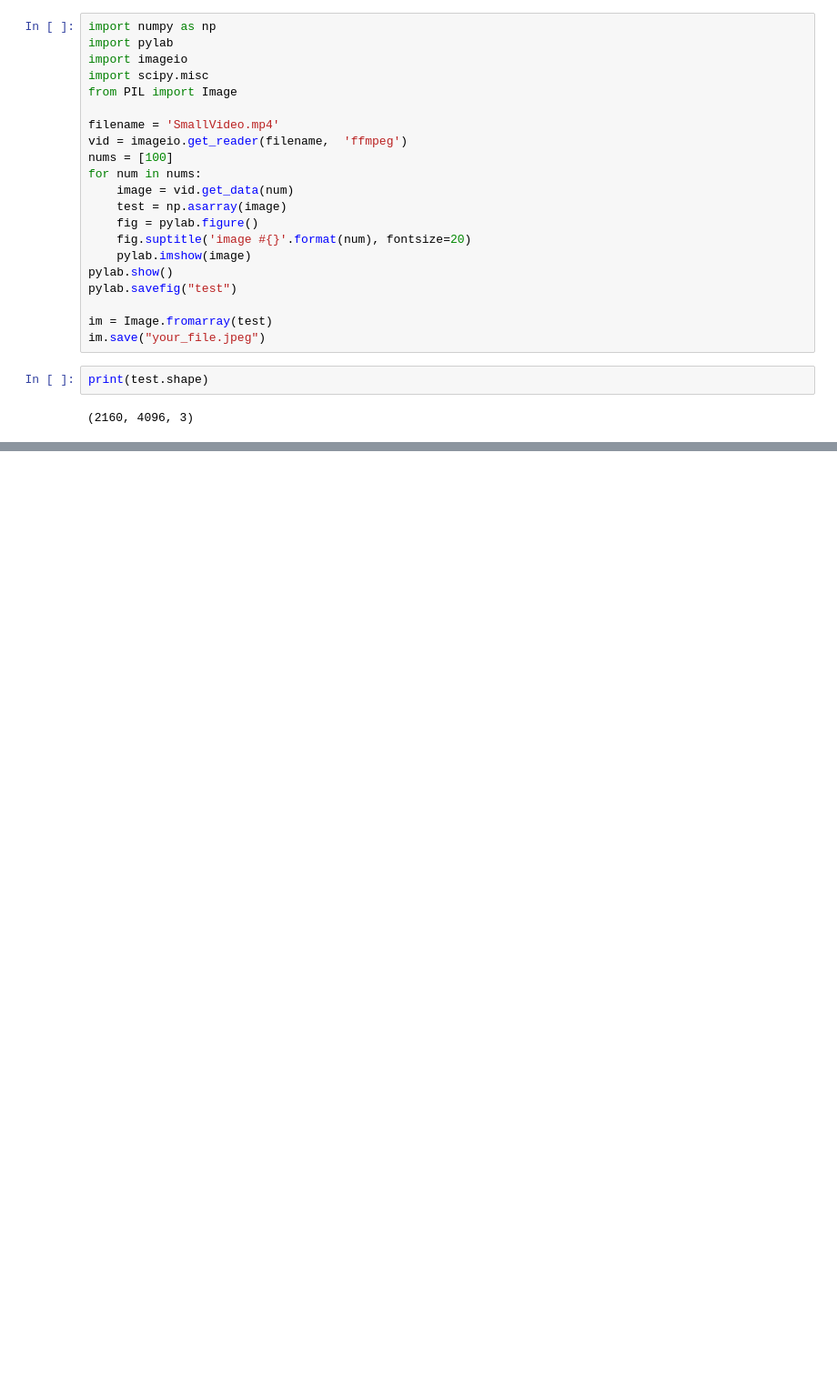
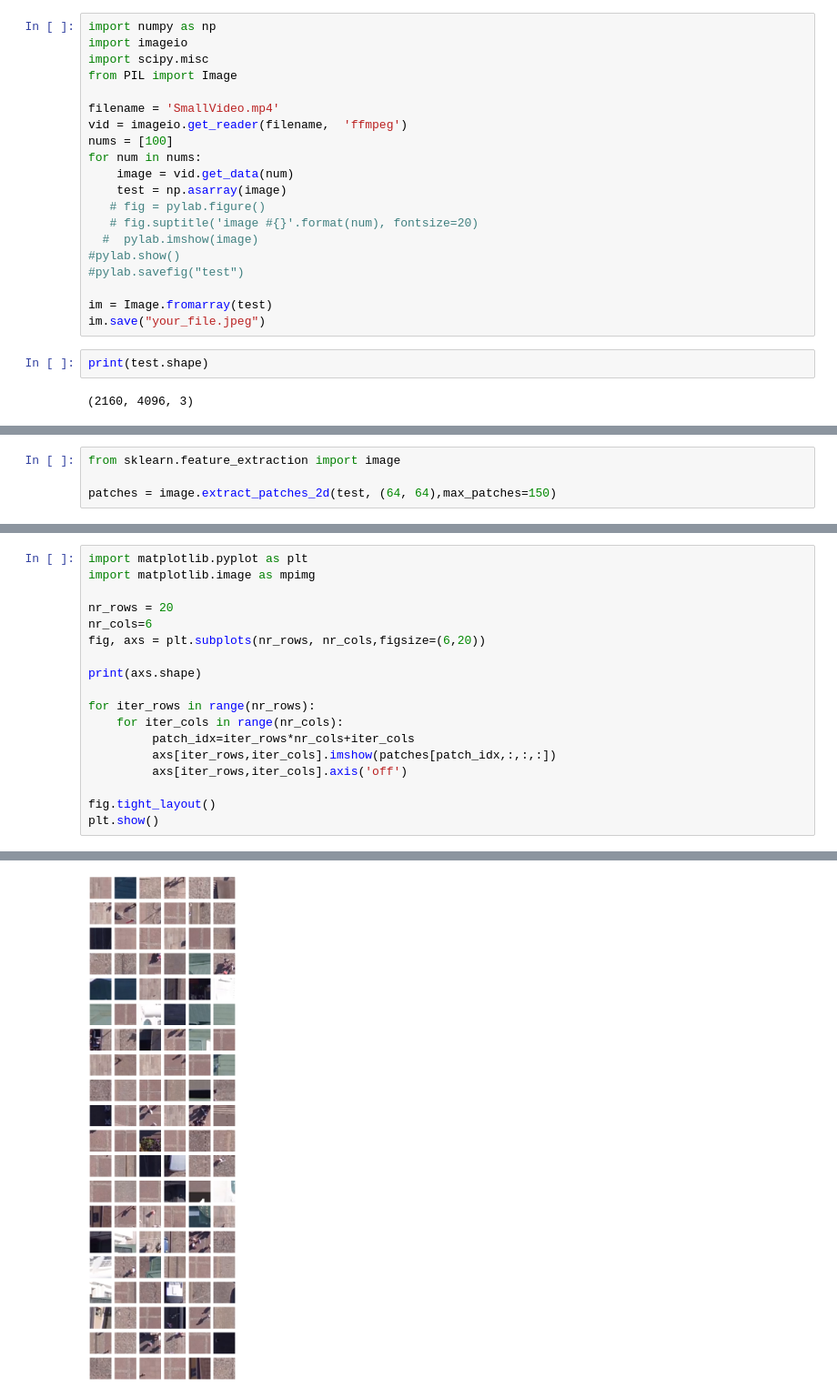
Before and after one commit to Sileshi-Adal/ML_Tutorial, a Jupyter notebook: DroneVideoExperiments.ipynb, the cells around one changed output, grey strips where cells are left out. Shown at 91% size. Cells and saved outputs as stored; diff of their text form; blank space fills up the shorter version.

```diff
--- a/DroneVideoExperiments.ipynb
+++ b/DroneVideoExperiments.ipynb
@@ -1,6 +1,5 @@
 # %%
 import numpy as np
-import pylab
 import imageio
 import scipy.misc
 from PIL import Image
@@ -11,11 +10,11 @@ nums = [100]
 for num in nums:
     image = vid.get_data(num)
     test = np.asarray(image)
-    fig = pylab.figure()
-    fig.suptitle('image #{}'.format(num), fontsize=20)
-    pylab.imshow(image)
-pylab.show()
-pylab.savefig("test")
+   # fig = pylab.figure()
+   # fig.suptitle('image #{}'.format(num), fontsize=20)
+  #  pylab.imshow(image)
+#pylab.show()
+#pylab.savefig("test")
 
 im = Image.fromarray(test)
 im.save("your_file.jpeg")
@@ -45,0 +25,4 @@ plt.show()
+# %%
+from sklearn.feature_extraction import image
+
+patches = image.extract_patches_2d(test, (64, 64),max_patches=150)
@@ -45,0 +33,19 @@ plt.show()
+# %%
+import matplotlib.pyplot as plt
+import matplotlib.image as mpimg
+
+nr_rows = 20
+nr_cols=6
+fig, axs = plt.subplots(nr_rows, nr_cols,figsize=(6,20))
+
+print(axs.shape)
+
+for iter_rows in range(nr_rows):
+    for iter_cols in range(nr_cols):
+         patch_idx=iter_rows*nr_cols+iter_cols
+         axs[iter_rows,iter_cols].imshow(patches[patch_idx,:,:,:])
+         axs[iter_rows,iter_cols].axis('off')
+
+fig.tight_layout()
+plt.show()
+# %% [output]
@@ -45,0 +53 @@ plt.show()
+[figure, added]
```
Also changed, not shown: parts of 3 cells of this notebook, 1 other file.
